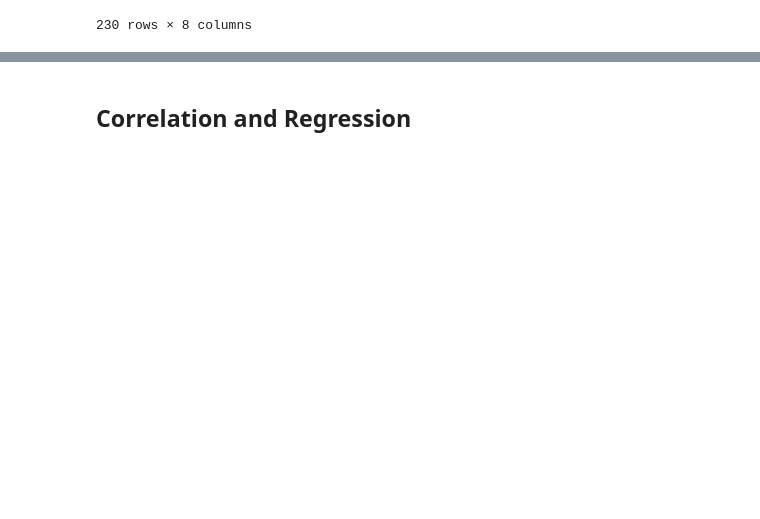
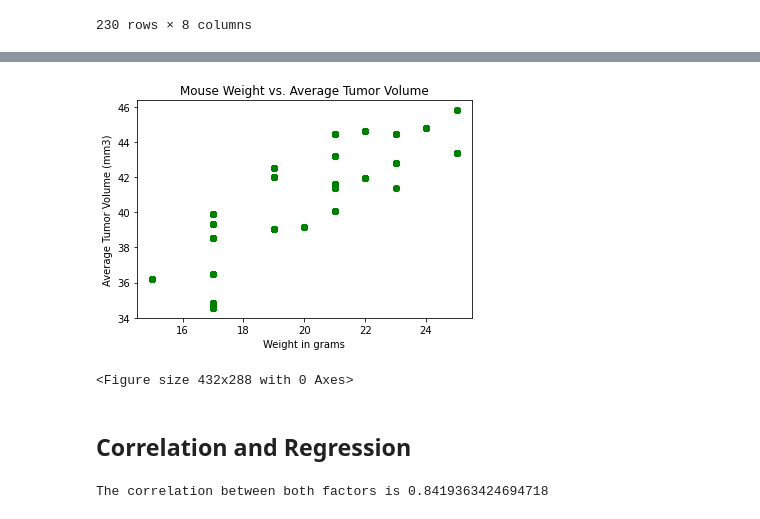
Before and after one commit to terrellbradford/Pymaceuticals-challenge, a Jupyter notebook: Pymaceuticals/pymaceuticals_starter.ipynb, the cells around one changed output, grey strips where cells are left out. Drawn from its saved outputs; the diff is of its cells as text; code cells hidden in the pictures; blank space fills up the shorter version.

```diff
--- a/Pymaceuticals/pymaceuticals_starter.ipynb
+++ b/Pymaceuticals/pymaceuticals_starter.ipynb
@@ -363,0 +429,8 @@ capomulin_df
+# %%
+#Average tumor volume by Capomulin regimen
+
+# Find average tumor volume for each mouse
+average_tumor_df = pd.DataFrame(capomulin_df.groupby("Mouse ID")["Tumor Volume (mm3)"].mean()).rename(columns={"Tumor Volume (mm3)": "Average Tumor Volume"})
+
+#display
+average_tumor_df.head()
@@ -363,0 +445,6 @@ capomulin_df
+# %%
+# Merge average tumor volume onto capomulin_df
+average_tumor_df = pd.merge(capomulin_df, average_tumor_df, on="Mouse ID")
+
+#display
+average_tumor_df
@@ -363,0 +465,5 @@ capomulin_df
+# %%
+#Get weight and average tumor volume and drop duplicates from merged dataframe
+average_volume_df = average_tumor_df[["Weight (g)", "Average Tumor Volume"]].drop_duplicates()
+
+average_volume_df.head()
@@ -364,5 +477,37 @@ capomulin_df
+# %%
+# Generate a scatter plot of average tumor volume vs. mouse weight for the Capomulin regimen
+
+#define axis
+xaxis = average_tumor_df["Weight (g)"]
+yaxis = average_tumor_df["Average Tumor Volume"]
+
+#plot chart and add labels and title to plot
+plt.scatter(xaxis, yaxis, facecolor= "green")
+plt.xlabel("Weight in grams")
+plt.ylabel("Average Tumor Volume (mm3)")
+plt.title("Mouse Weight vs. Average Tumor Volume")
+xaxis = average_volume_df["Weight (g)"]
+yaxis = average_volume_df["Average Tumor Volume"]
+
+# Save the figure
+plt.savefig("output/weight_vs_tumor.jpg")
+
+# Display plot
+plt.show()
+plt.tight_layout()
+# %% [output]
+[figure, added]
+<Figure size 432x288 with 0 Axes>
 # %% [markdown]
 ## Correlation and Regression
 # %%
 # Calculate the correlation coefficient and linear regression model
 # for mouse weight and average tumor volume for the Capomulin regimen
+
+#compute the Pearson correlation coefficient between "Weight" and "Average Tumor Volume"
+correlation = st.pearsonr(xaxis,yaxis)
+
+#Print
+print(f"The correlation between both factors is {correlation[0]}")
+# %% [output]
+The correlation between both factors is 0.8419363424694718
```
Also changed, not shown: parts of 19 cells of this notebook, 7 other files.
